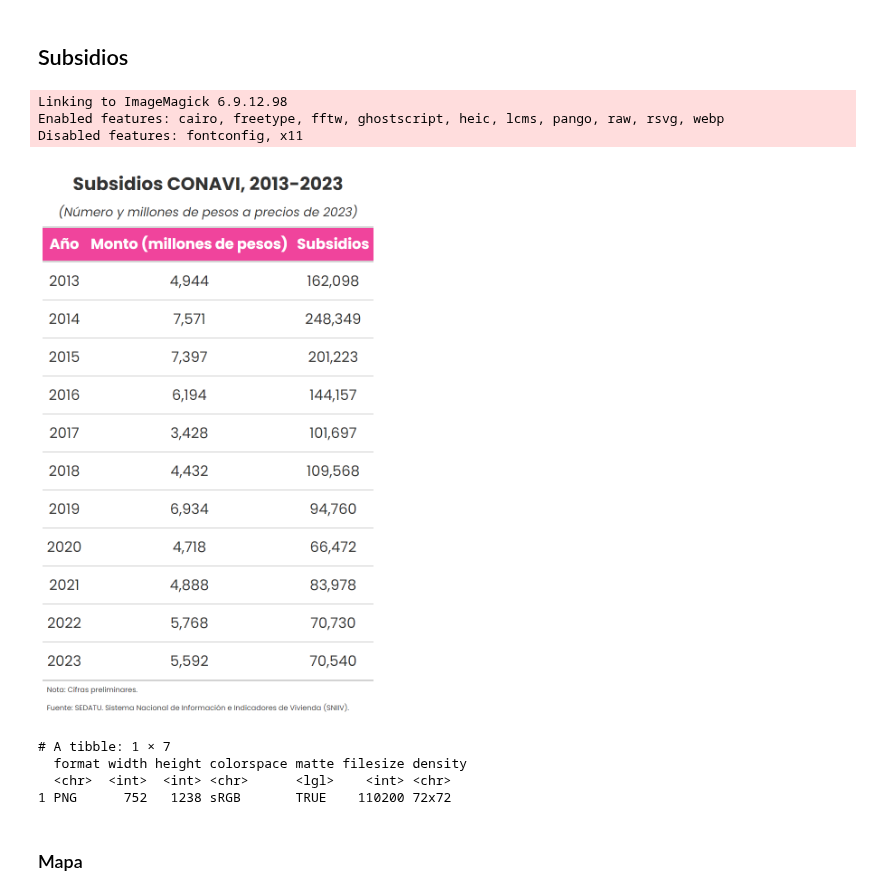
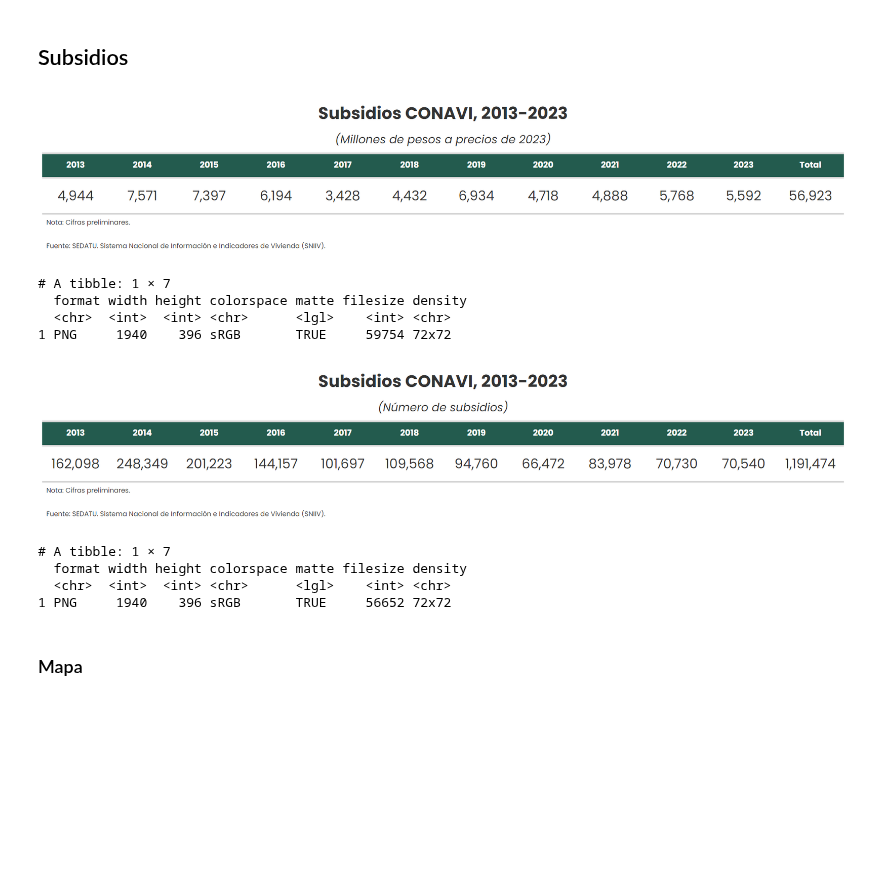
Before and after one commit to claudiodanielpc/datavivi, a Jupyter notebook: numeralia.ipynb, the cells around one changed output. Cells and saved outputs as stored; diff of their text form; code cells hidden in the pictures; blank space fills up the shorter version.

```diff
--- a/numeralia.ipynb
+++ b/numeralia.ipynb
@@ -255,20 +260,37 @@ select(-organismo)
 # %%
 df%>%
 agrupa_dato_anual("Subsidios")%>%
 actualiza_precios(inpc)%>%
-select(Año, monto_actualizado, Subsidios)%>%
+select(Año, monto_actualizado)%>%
 rename("Monto (millones de pesos)" = monto_actualizado)%>%
+pivot_wider(names_from = "Año", values_from = "Monto (millones de pesos)")%>%
+janitor::adorn_totals(where = "col")%>%
+
+
 #Crear tabla
-crea_tabla("Subsidios CONAVI, 2013-2023","subsidios.png")
+crea_tabla("Subsidios CONAVI, 2013-2023","(Millones de pesos a precios de 2023)","","subsidios_monto.png")
 # %% [output]
+[figure, new version]
-Linking to ImageMagick 6.9.12.98
-Enabled features: cairo, freetype, fftw, ghostscript, heic, lcms, pango, raw, rsvg, webp
-Disabled features: fontconfig, x11
+# A tibble: 1 × 7
+  format width height colorspace matte filesize density
+  <chr>  <int>  <int> <chr>      <lgl>    <int> <chr>
+1 PNG     1940    396 sRGB       TRUE     59754 72x72
-[figure, old version]
-# A tibble: 1 × 7
-  format width height colorspace matte filesize density
-  <chr>  <int>  <int> <chr>      <lgl>    <int> <chr>
-1 PNG      752   1238 sRGB       TRUE    110200 72x72
+# %%
+df%>%
+agrupa_dato_anual("Subsidios")%>%
+actualiza_precios(inpc)%>%
+select(Año, Subsidios)%>%
+rename("Subsidios" = Subsidios)%>%
+pivot_wider(names_from = "Año", values_from = "Subsidios")%>%
+janitor::adorn_totals(where = "col")%>%
+#Crear tabla
+crea_tabla("Subsidios CONAVI, 2013-2023","(Número de subsidios)",,"subsidios_act.png")
+# %% [output]
+[figure, added]
+# A tibble: 1 × 7
+  format width height colorspace matte filesize density
+  <chr>  <int>  <int> <chr>      <lgl>    <int> <chr>
+1 PNG     1940    396 sRGB       TRUE     56652 72x72
 # %% [markdown]
 ### Mapa
 # %%
```
Also changed, not shown: parts of 27 cells of this notebook.
